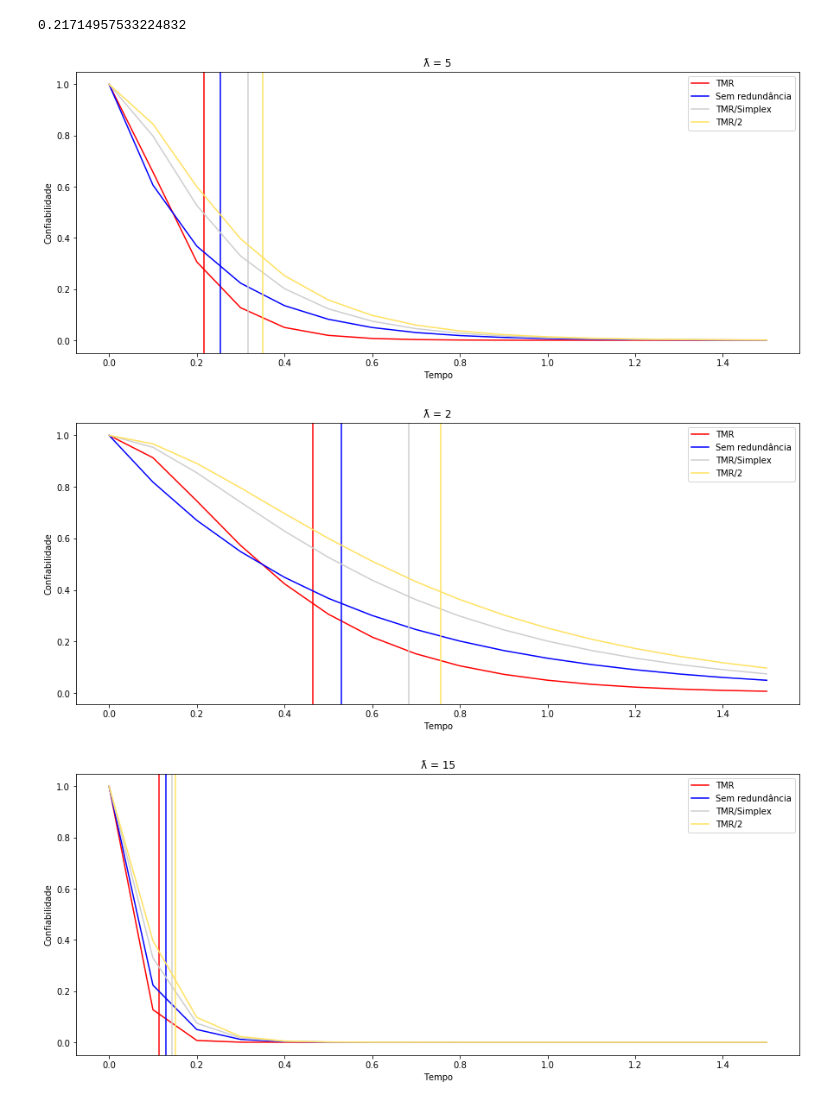
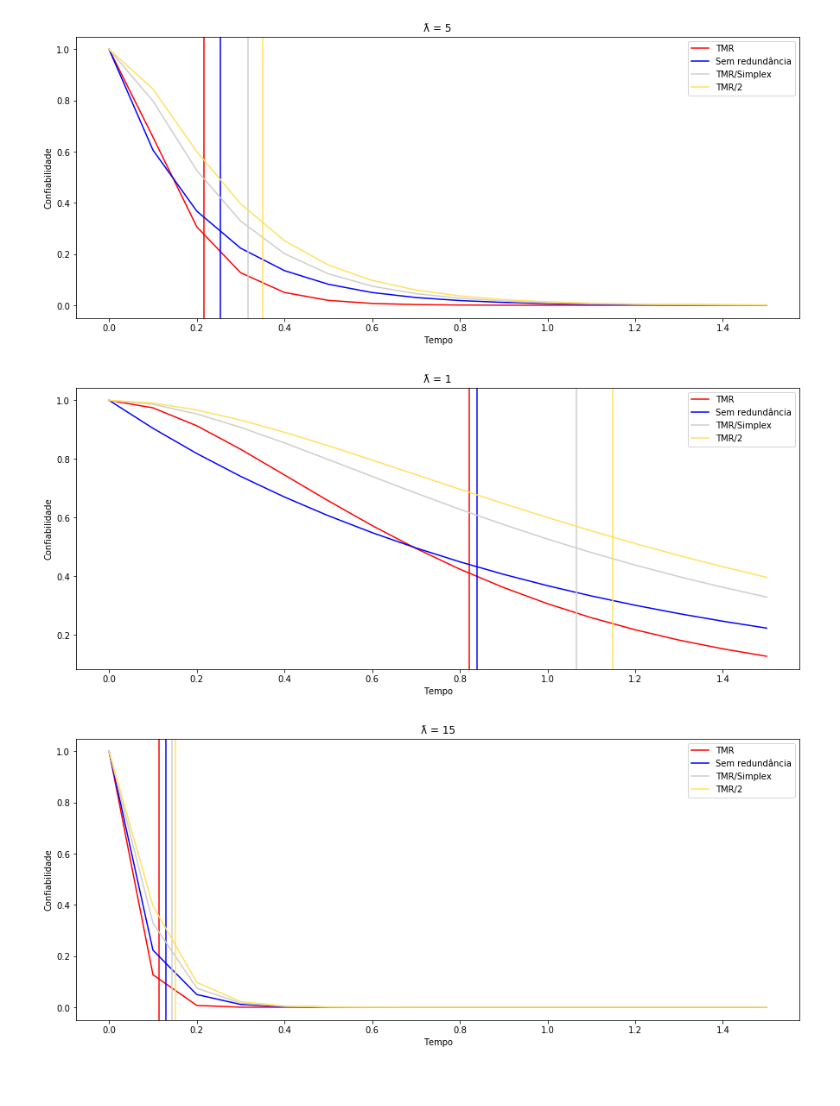
Before and after one commit to douglasboza/IMD0033_Probabilidade2017, a Jupyter notebook: t2un3/projeto.ipynb, the cells around one changed output. Cells and saved outputs as stored; diff of their text form; code cells hidden in the pictures.

```diff
--- a/t2un3/projeto.ipynb
+++ b/t2un3/projeto.ipynb
@@ -33,7 +33,7 @@ def find_sr(t, l):
 plt.figure(figsize=(15, 6))
 
 outcome_probs = [find_tmr(t, 5) for t in outcome_counts]
-print(find_mttf(outcome_counts, outcome_probs))
+#print(find_mttf(outcome_counts, outcome_probs))
 plt.plot(outcome_counts, outcome_probs, label="TMR", color='red')
 plt.axvline(x=find_mttf(outcome_counts, outcome_probs), color='red')
 
@@ -47,17 +47,10 @@ outcome_probs = [find_stmr(t, 5) for t in outcome_counts]
 plt.plot(outcome_counts, outcome_probs, label="TMR/Simplex", color='#cecece')
 plt.axvline(x=find_mttf(outcome_counts, outcome_probs), color='#cecece')
 
-
 outcome_probs = [find_tmr2(t, 5) for t in outcome_counts]
 #print(find_mttf(outcome_counts, outcome_probs))
 plt.plot(outcome_counts, outcome_probs, label="TMR/2", color='#FFE15F')
 plt.axvline(x=find_mttf(outcome_counts, outcome_probs), color='#FFE15F')
-
-
-#outcome_probs = [find_tmr4(t, 5) for t in outcome_counts]
-#print(find_mttf(outcome_counts, outcome_probs))
-#plt.plot(outcome_counts, outcome_probs, label="TMR/4", color='#222222')
-#plt.axvline(x=find_mttf(outcome_counts, outcome_probs), color='#222222')
 
 
 plt.ylabel("Confiabilidade")
@@ -69,37 +62,30 @@ plt.show()
 #===========
 plt.figure(figsize=(15, 6))
 
-outcome_probs = [find_tmr(t, 2) for t in outcome_counts]
+outcome_probs = [find_tmr(t, 1) for t in outcome_counts]
 #print(find_mttf(outcome_counts, outcome_probs))
 plt.plot(outcome_counts, outcome_probs, label="TMR", color='red')
 plt.axvline(x=find_mttf(outcome_counts, outcome_probs), color='red')
 
-outcome_probs = [find_sr(t, 2) for t in outcome_counts]
+outcome_probs = [find_sr(t, 1) for t in outcome_counts]
 #print(find_mttf(outcome_counts, outcome_probs))
 plt.plot(outcome_counts, outcome_probs, label='Sem redundância', color='blue')
 plt.axvline(x=find_mttf(outcome_counts, outcome_probs) , color='blue')
 
-outcome_probs = [find_stmr(t, 2) for t in outcome_counts]
+outcome_probs = [find_stmr(t, 1) for t in outcome_counts]
 #print(find_mttf(outcome_counts, outcome_probs))
 plt.plot(outcome_counts, outcome_probs, label="TMR/Simplex", color='#cecece')
 plt.axvline(x=find_mttf(outcome_counts, outcome_probs), color='#cecece')
 
 
-outcome_probs = [find_tmr2(t, 2) for t in outcome_counts]
+outcome_probs = [find_tmr2(t, 1) for t in outcome_counts]
 #print(find_mttf(outcome_counts, outcome_probs))
 plt.plot(outcome_counts, outcome_probs, label="TMR/2", color='#FFE15F')
 plt.axvline(x=find_mttf(outcome_counts, outcome_probs), color='#FFE15F')
 
-
-#outcome_probs = [find_tmr4(t, 2) for t in outcome_counts]
-#print(find_mttf(outcome_counts, outcome_probs))
-#plt.plot(outcome_counts, outcome_probs, label="TMR/4", color='#222222')
-#plt.axvline(x=find_mttf(outcome_counts, outcome_probs), color='#222222')
-
-
 plt.ylabel("Confiabilidade")
 plt.xlabel("Tempo")
-plt.title("ƛ = 2")
+plt.title("ƛ = 1")
 plt.legend()
 plt.show()
 
@@ -107,41 +93,32 @@ plt.show()
 #===========
 plt.figure(figsize=(15, 6))
 
 outcome_probs = [find_tmr(t, 15) for t in outcome_counts]
 #print(find_mttf(outcome_counts, outcome_probs))
 plt.plot(outcome_counts, outcome_probs, label="TMR", color='red')
 plt.axvline(x=find_mttf(outcome_counts, outcome_probs), color='red')
 
 outcome_probs = [find_sr(t, 15) for t in outcome_counts]
 #print(find_mttf(outcome_counts, outcome_probs))
 plt.plot(outcome_counts, outcome_probs, label='Sem redundância', color='blue')
 plt.axvline(x=find_mttf(outcome_counts, outcome_probs) , color='blue')
 
 outcome_probs = [find_stmr(t, 15) for t in outcome_counts]
 #print(find_mttf(outcome_counts, outcome_probs))
 plt.plot(outcome_counts, outcome_probs, label="TMR/Simplex", color='#cecece')
 plt.axvline(x=find_mttf(outcome_counts, outcome_probs), color='#cecece')
 
-
 outcome_probs = [find_tmr2(t, 15) for t in outcome_counts]
 #print(find_mttf(outcome_counts, outcome_probs))
 plt.plot(outcome_counts, outcome_probs, label="TMR/2", color='#FFE15F')
 plt.axvline(x=find_mttf(outcome_counts, outcome_probs), color='#FFE15F')
-
-
-#outcome_probs = [find_tmr4(t, 15) for t in outcome_counts]
-#print(find_mttf(outcome_counts, outcome_probs))
-#plt.plot(outcome_counts, outcome_probs, label="TMR/4", color='#222222')
-#plt.axvline(x=find_mttf(outcome_counts, outcome_probs), color='#222222')
-
 
 plt.ylabel("Confiabilidade")
 plt.xlabel("Tempo")
 plt.title("ƛ = 15")
 plt.legend()
 plt.show()
 # %% [output]
-0.21714957533224832
 [figure]
-[figure, old version]
+[figure, new version]
 [figure]
```
